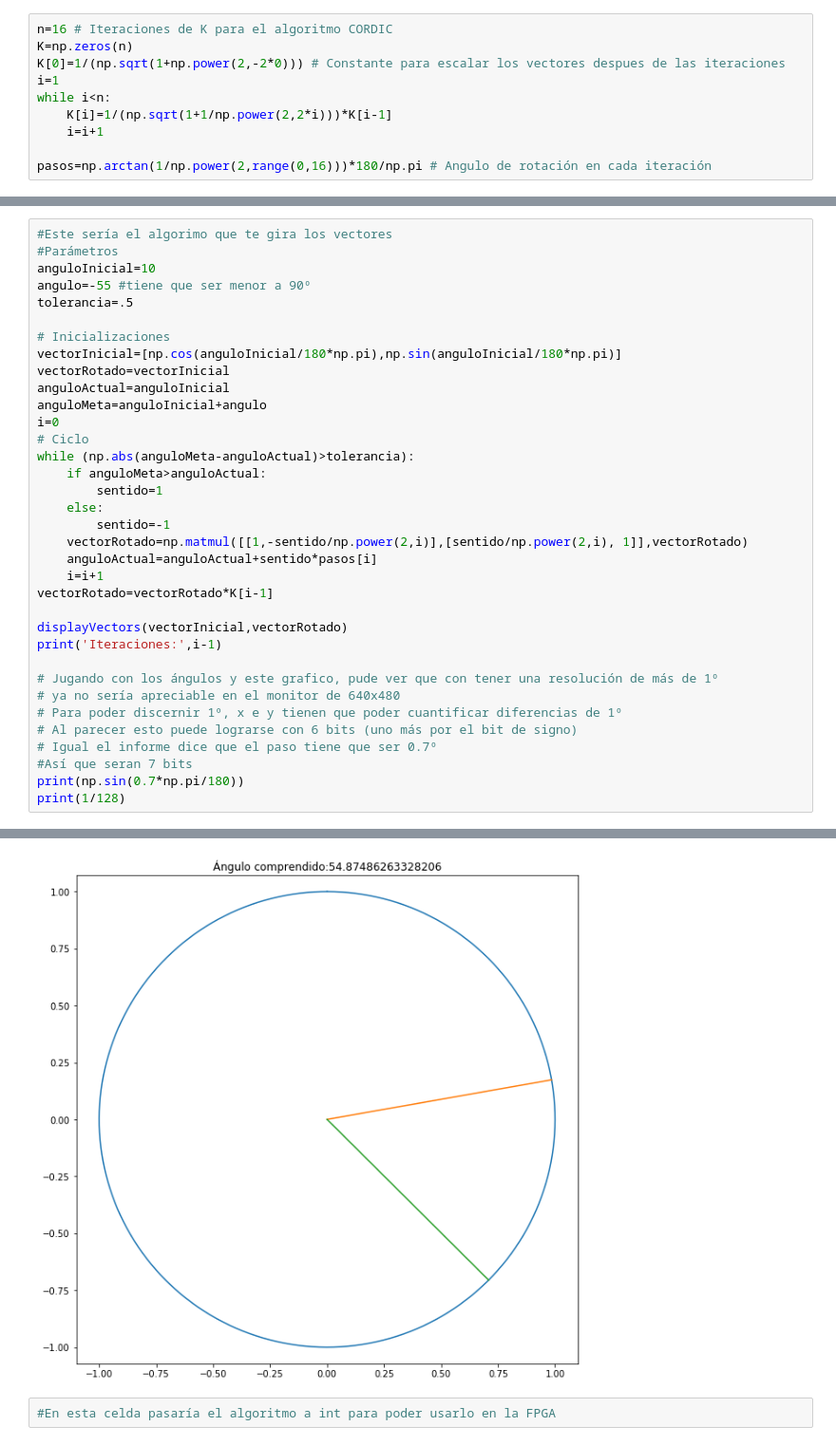
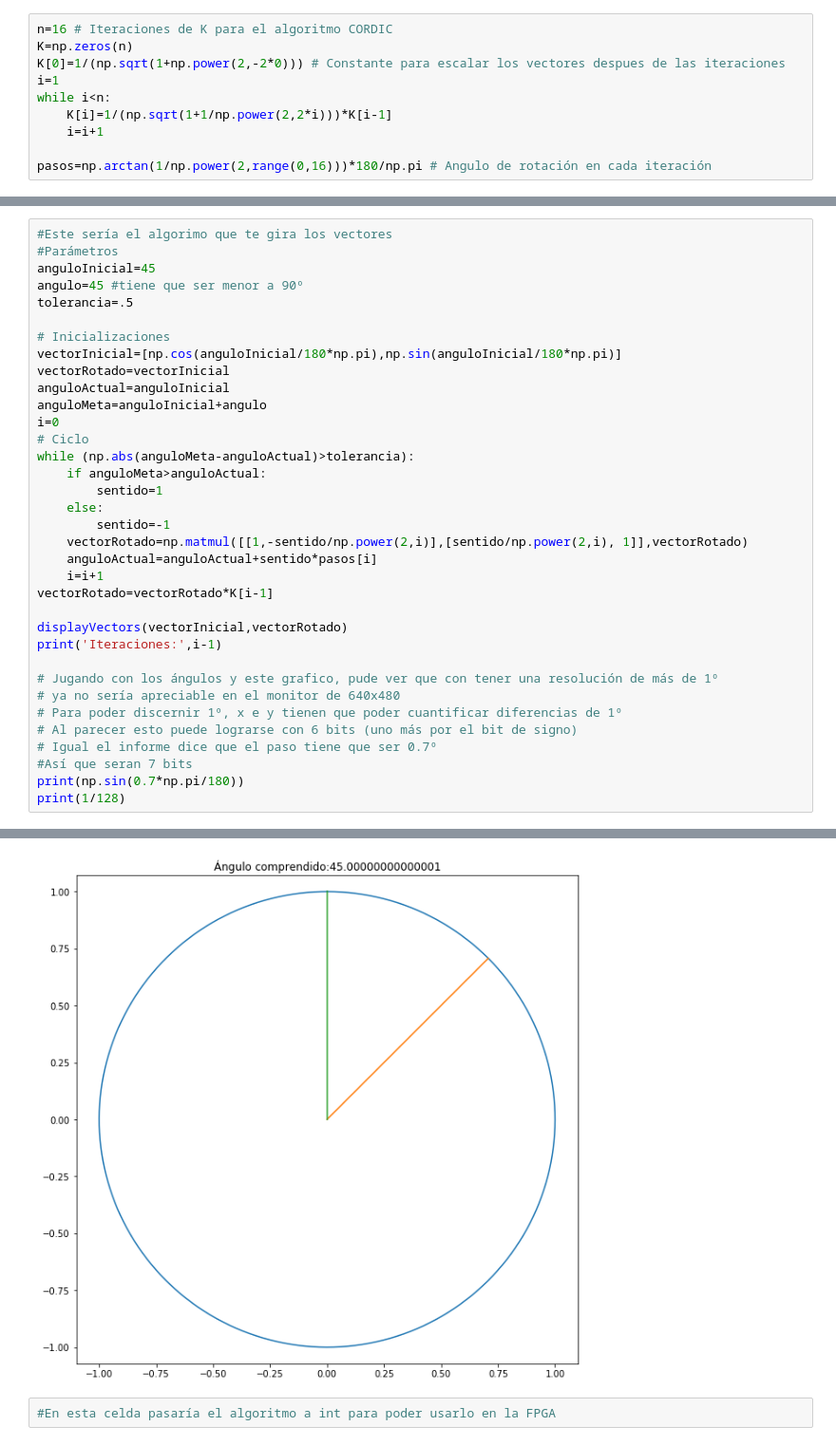
Before and after one commit to pashmir/digisist, a Jupyter notebook: Prueba_CORDIC/CORDIC.ipynb, the cells around one changed output, grey strips where cells are left out. Shown: that part at 95% size. Cells and saved outputs as stored; diff of their text form.

```diff
--- a/Prueba_CORDIC/CORDIC.ipynb
+++ b/Prueba_CORDIC/CORDIC.ipynb
@@ -99,8 +99,8 @@ displayVectors(VectorInicial,vectorRotado)
 # %%
 #Este sería el algorimo que te gira los vectores
 #Parámetros
-anguloInicial=10
-angulo=-55 #tiene que ser menor a 90º
+anguloInicial=45
+angulo=45 #tiene que ser menor a 90º
 tolerancia=.5
 
 # Inicializaciones
@@ -136,6 +136,6 @@ Iteraciones: 6
 0.012217000835247169
 0.0078125
-[figure, old version]
+[figure, new version]
 # %%
 #En esta celda pasaría el algoritmo a int para poder usarlo en la FPGA
 # %%
```
Also changed, not shown: parts of 4 cells of this notebook, 15 other files.
